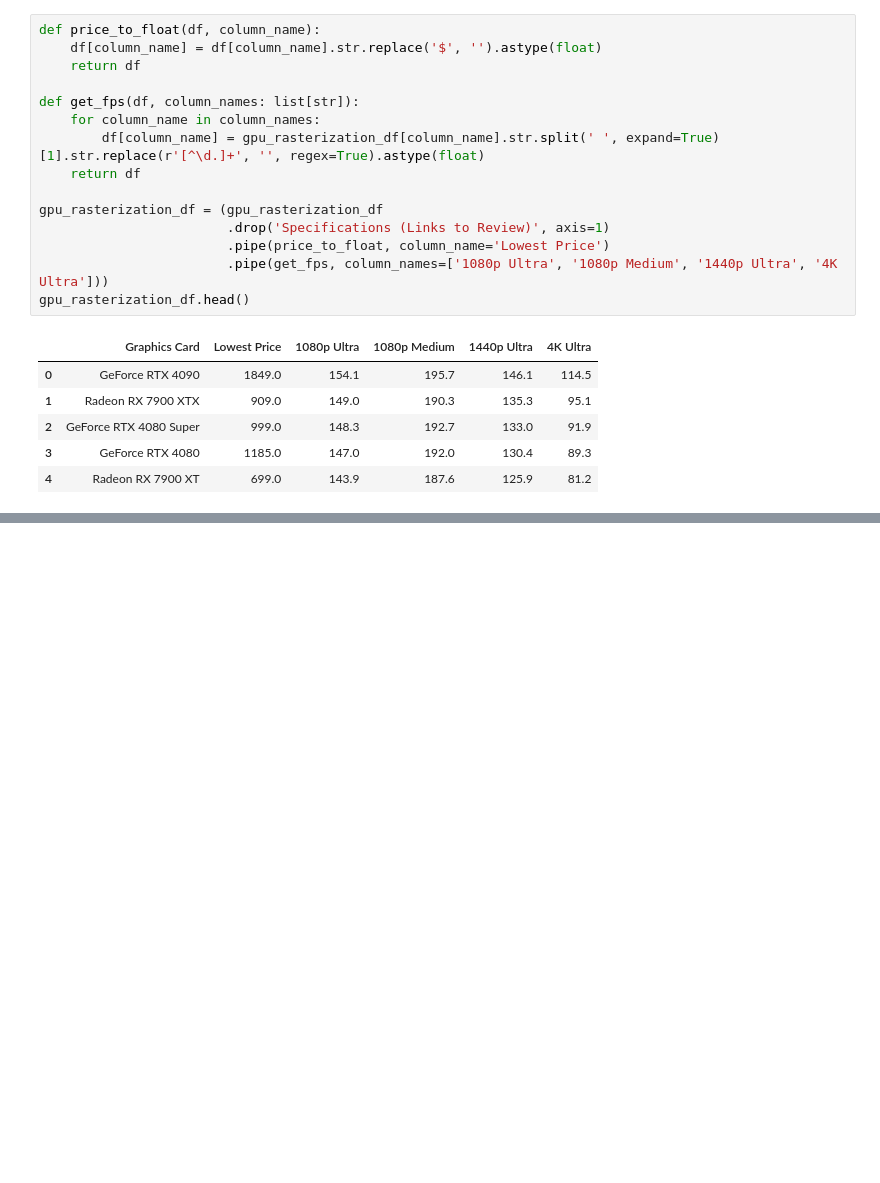
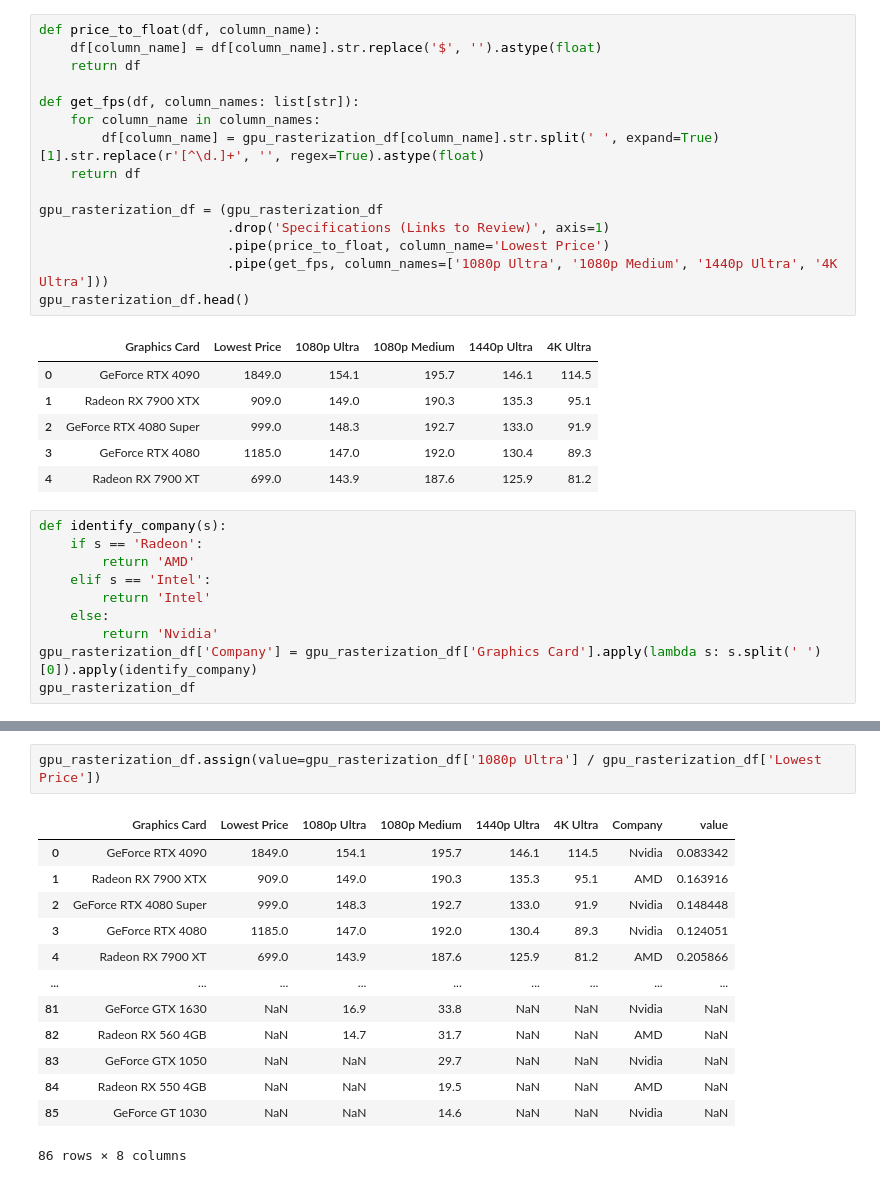
Before and after one commit to chengeric155/Computer-Building-Analysis, a Jupyter notebook: GPU Analysis.ipynb, the cells around one changed output, grey strips where cells are left out. Saved outputs shown, nothing was run; the diff lists cells and outputs as text; blank space fills up the shorter version.

```diff
--- a/GPU Analysis.ipynb
+++ b/GPU Analysis.ipynb
@@ -80,3 +81,13 @@ gpu_rasterization_df.head()
 | 2 | GeForce RTX 4080 Super | 999.0 | 148.3 | 192.7 | 133.0 | 91.9 |
 | 3 | GeForce RTX 4080 | 1185.0 | 147.0 | 192.0 | 130.4 | 89.3 |
 | 4 | Radeon RX 7900 XT | 699.0 | 143.9 | 187.6 | 125.9 | 81.2 |
+# %%
+def identify_company(s):
+    if s == 'Radeon':
+        return 'AMD'
+    elif s == 'Intel':
+        return 'Intel'
+    else:
+        return 'Nvidia'
+gpu_rasterization_df['Company'] = gpu_rasterization_df['Graphics Card'].apply(lambda s: s.split(' ')[0]).apply(identify_company)
+gpu_rasterization_df
@@ -105,3 +137,19 @@ fig.update_layout(title='Scatter plots of price vs resolutions',
 fig.show()
 # %% [output]
 [interactive output not drawn]
+# %%
+gpu_rasterization_df.assign(value=gpu_rasterization_df['1080p Ultra'] / gpu_rasterization_df['Lowest Price'])
+# %% [output]
+|  | Graphics Card | Lowest Price | 1080p Ultra | 1080p Medium | 1440p Ultra | 4K Ultra | Company | value |
+| 0 | GeForce RTX 4090 | 1849.0 | 154.1 | 195.7 | 146.1 | 114.5 | Nvidia | 0.083342 |
+| 1 | Radeon RX 7900 XTX | 909.0 | 149.0 | 190.3 | 135.3 | 95.1 | AMD | 0.163916 |
+| 2 | GeForce RTX 4080 Super | 999.0 | 148.3 | 192.7 | 133.0 | 91.9 | Nvidia | 0.148448 |
+| 3 | GeForce RTX 4080 | 1185.0 | 147.0 | 192.0 | 130.4 | 89.3 | Nvidia | 0.124051 |
+| 4 | Radeon RX 7900 XT | 699.0 | 143.9 | 187.6 | 125.9 | 81.2 | AMD | 0.205866 |
+| ... | ... | ... | ... | ... | ... | ... | ... | ... |
+| 81 | GeForce GTX 1630 | NaN | 16.9 | 33.8 | NaN | NaN | Nvidia | NaN |
+| 82 | Radeon RX 560 4GB | NaN | 14.7 | 31.7 | NaN | NaN | AMD | NaN |
+| 83 | GeForce GTX 1050 | NaN | NaN | 29.7 | NaN | NaN | Nvidia | NaN |
+| 84 | Radeon RX 550 4GB | NaN | NaN | 19.5 | NaN | NaN | AMD | NaN |
+| 85 | GeForce GT 1030 | NaN | NaN | 14.6 | NaN | NaN | Nvidia | NaN |
+86 rows × 8 columns
```
Also changed, not shown: parts of 14 cells of this notebook.
